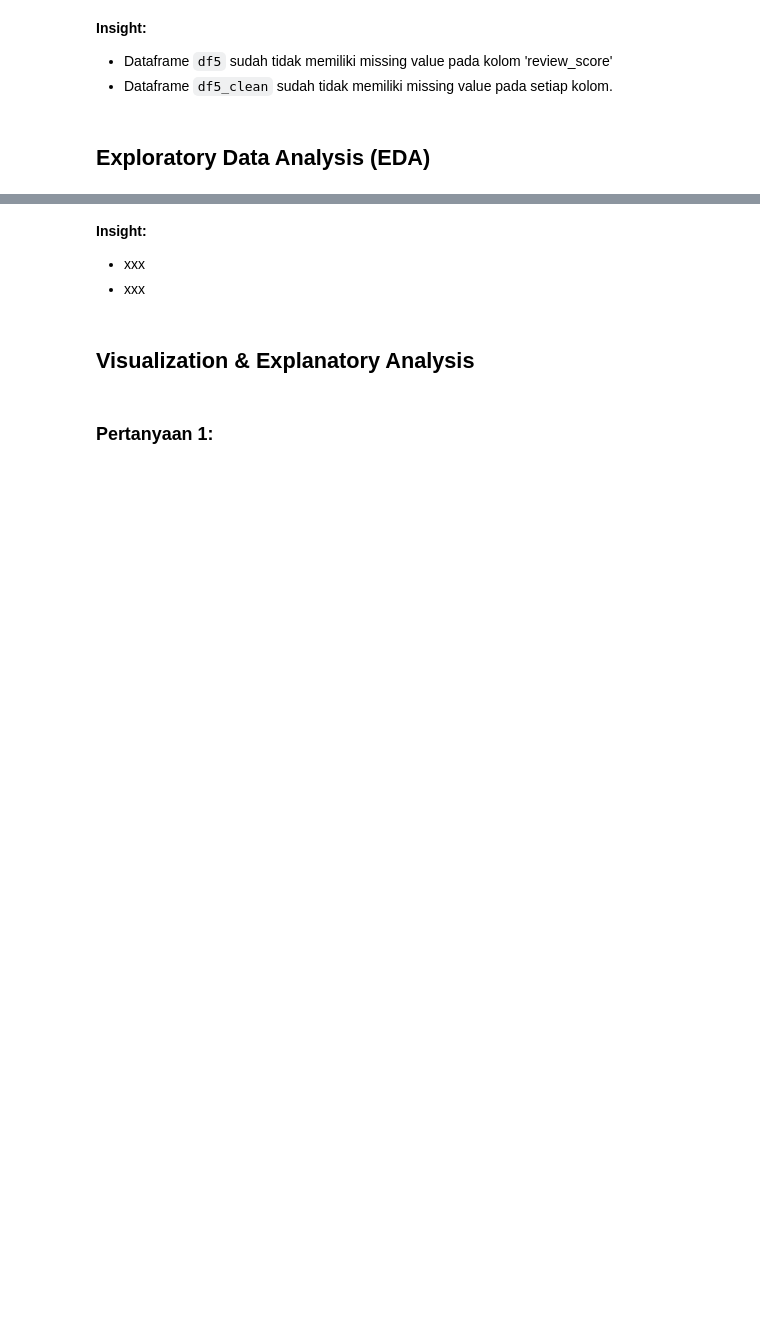
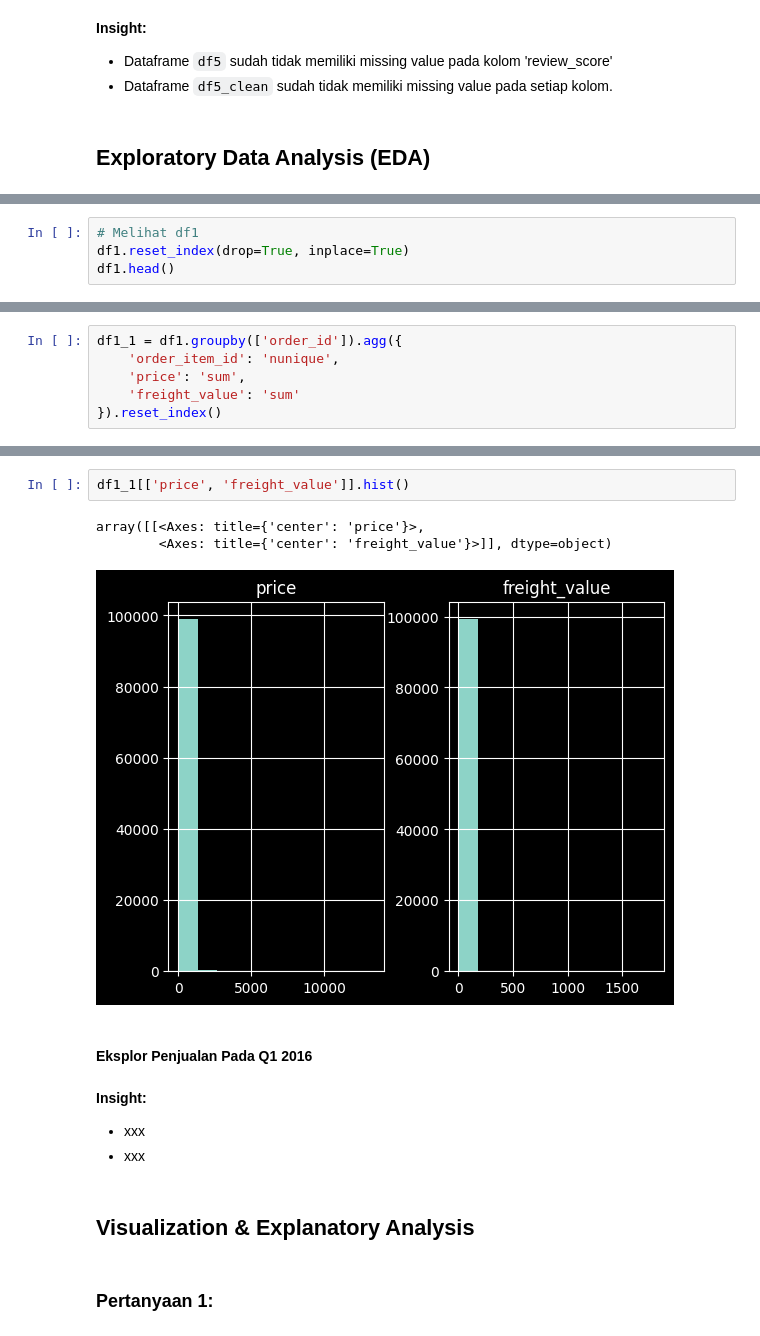
Before and after one commit to f2rra/dicoding, a Jupyter notebook: belajar-analisis-data-dengan-python/Proyek_Analisis_Data.ipynb, the cells around one changed output, grey strips where cells are left out. Drawn from its saved outputs; the diff is of its cells as text; blank space fills up the shorter version.

```diff
--- a/belajar-analisis-data-dengan-python/Proyek_Analisis_Data.ipynb
+++ b/belajar-analisis-data-dengan-python/Proyek_Analisis_Data.ipynb
@@ -1117,0 +966,4 @@ dtype: int64
+# %%
+# Melihat df1
+df1.reset_index(drop=True, inplace=True)
+df1.head()
@@ -1117,0 +1000,6 @@ dtype: int64
+# %%
+df1_1 = df1.groupby(['order_id']).agg({
+    'order_item_id': 'nunique',
+    'price': 'sum',
+    'freight_value': 'sum'
+}).reset_index()
@@ -1118,3 +1035,11 @@ dtype: int64
+# %%
+df1_1[['price', 'freight_value']].hist()
+# %% [output]
+array([[<Axes: title={'center': 'price'}>,
+        <Axes: title={'center': 'freight_value'}>]], dtype=object)
+[figure, added]
+# %% [markdown]
+#### Eksplor Penjualan Pada Q1 2016
 # %% [markdown]
 **Insight:**
 - xxx
```
Also changed, not shown: parts of 35 cells of this notebook.
